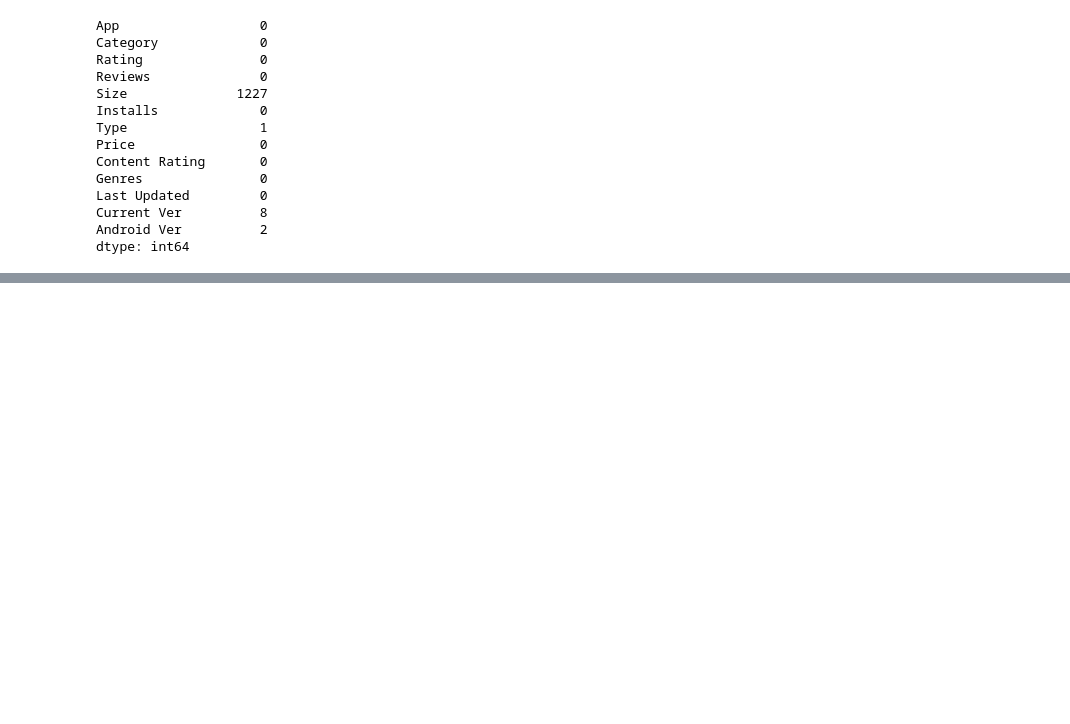
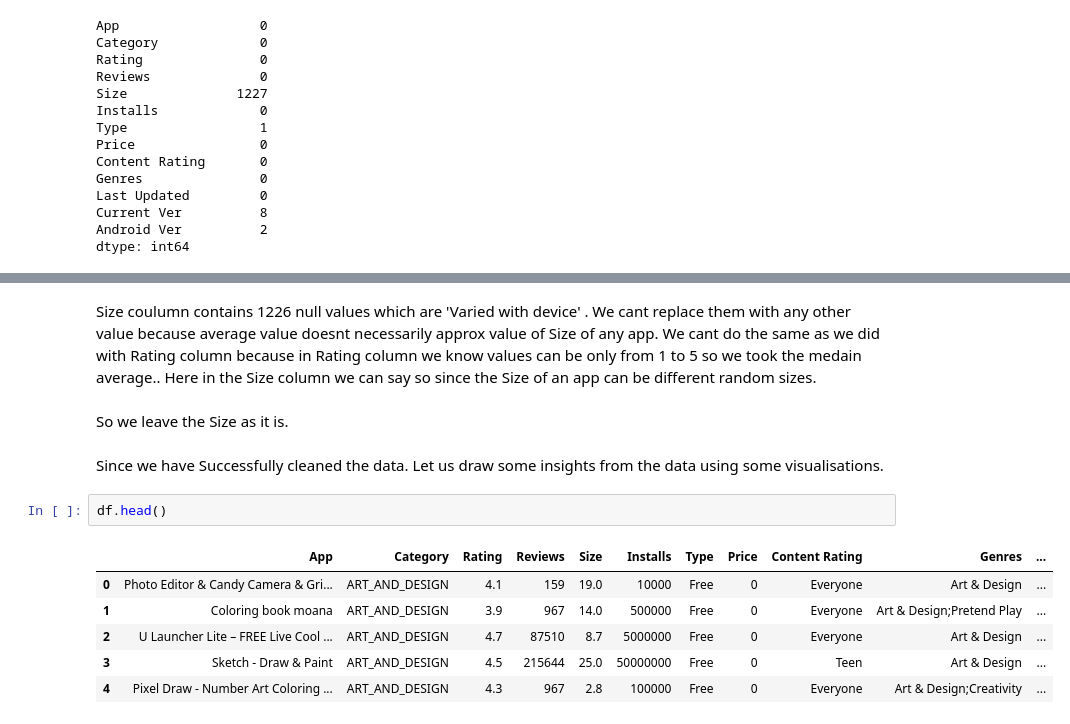
Before and after one commit to Koti-RK/Playstore-App-Review-Analysis, a Jupyter notebook: PlayStore_App_Review_Analysis_Capstone_Project.ipynb, the cells around one changed output, grey strips where cells are left out. Drawn from its saved outputs; the diff is of its cells as text; blank space fills up the shorter version.

```diff
--- a/PlayStore_App_Review_Analysis_Capstone_Project.ipynb
+++ b/PlayStore_App_Review_Analysis_Capstone_Project.ipynb
@@ -332,0 +356,15 @@ dtype: int64
+# %% [markdown]
+Size coulumn contains 1226 null values which are 'Varied with device' . We cant replace them with any other value because average value doesnt necessarily approx value of Size of any app. We cant do the same as we did with Rating column because in Rating column we know values can be only from 1 to 5 so we took the medain average.. Here in the Size column we can say so since the Size of an app can be different random sizes.
+# %% [markdown]
+So we leave the Size as it is.
+# %% [markdown]
+Since we have Successfully cleaned the data. Let us draw some insights from the data using some visualisations.
+# %%
+df.head()
+# %% [output]
+|  | App | Category | Rating | Reviews | Size | Installs | Type | Price | Content Rating | Genres | ... |
+| 0 | Photo Editor & Candy Camera & Gri... | ART_AND_DESIGN | 4.1 | 159 | 19.0 | 10000 | Free | 0 | Everyone | Art & Design | ... |
+| 1 | Coloring book moana | ART_AND_DESIGN | 3.9 | 967 | 14.0 | 500000 | Free | 0 | Everyone | Art & Design;Pretend Play | ... |
+| 2 | U Launcher Lite – FREE Live Cool ... | ART_AND_DESIGN | 4.7 | 87510 | 8.7 | 5000000 | Free | 0 | Everyone | Art & Design | ... |
+| 3 | Sketch - Draw & Paint | ART_AND_DESIGN | 4.5 | 215644 | 25.0 | 50000000 | Free | 0 | Teen | Art & Design | ... |
+| 4 | Pixel Draw - Number Art Coloring ... | ART_AND_DESIGN | 4.3 | 967 | 2.8 | 100000 | Free | 0 | Everyone | Art & Design;Creativity | ... |
```
Also changed, not shown: parts of 13 cells of this notebook.
